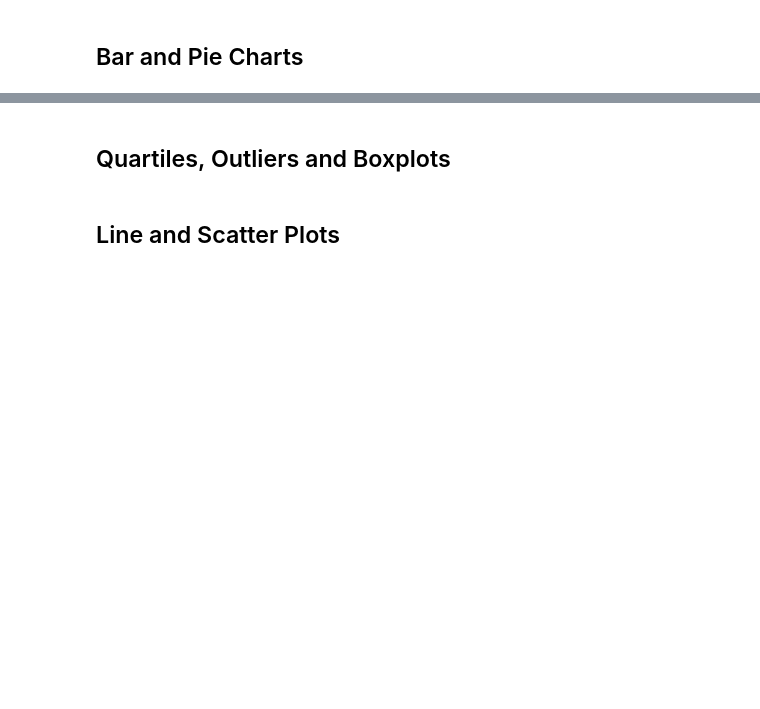
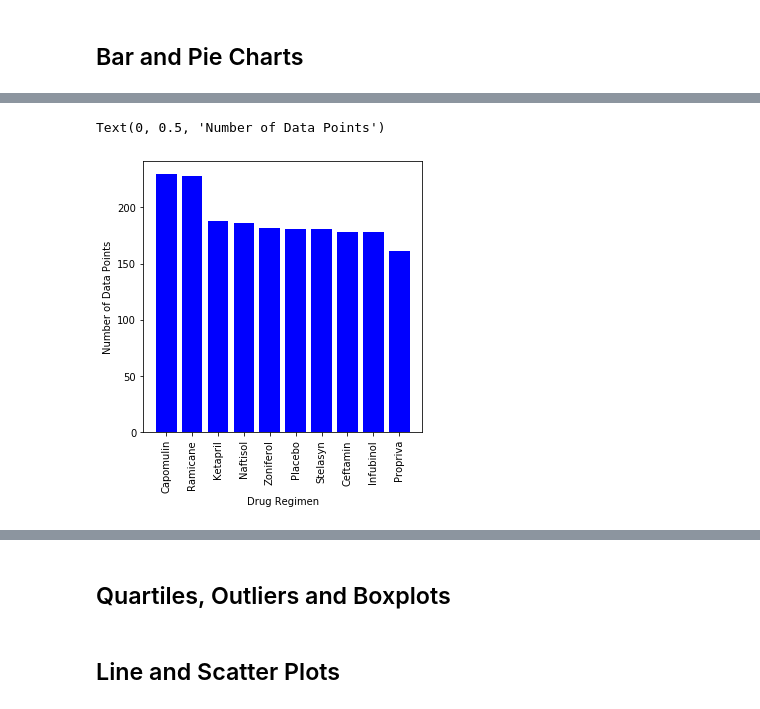
Before and after one commit to YusraKauppila/matplotlib_homework, a Jupyter notebook: Pymaceuticals/pymaceuticals_starter.ipynb, the cells around one changed output, grey strips where cells are left out. Saved outputs shown, nothing was run; the diff lists cells and outputs as text; code cells hidden in the pictures; blank space fills up the shorter version.

Commit message:
Bar Graphs complete

```diff
--- a/Pymaceuticals/pymaceuticals_starter.ipynb
+++ b/Pymaceuticals/pymaceuticals_starter.ipynb
@@ -149,2 +268,7 @@ Name: Mouse ID, Length: 248, dtype: int64
 # %% [markdown]
 ## Bar and Pie Charts
+# %%
+Mouse_volume = combined_mousedata_df.groupby(["Drug Regimen"])['Mouse ID'].count().reset_index()
+Mouse_volume = Mouse_volume.rename(columns={"Mouse ID": "Data Points"})
+Mouse_volume = Mouse_volume.sort_values(by=["Data Points"], ascending=False)
+Mouse_volume
@@ -151,3 +287,15 @@ Name: Mouse ID, Length: 248, dtype: int64
 # %%
-# Generate a bar plot showing the total number of mice for each treatment throughout the course of the study using pandas.
+# Generate a bar plot showing the total number of mice for each treatment throughout the course of the study
+#using pandas.
+x_axis = np.arange(len(Mouse_volume))
+tick_locations = [value for value in x_axis]
+# %%
+plt.figure(figsize=(5,5))
+plt.bar(x_axis, Mouse_volume["Data Points"], color='b', alpha= 1, align="center")
+plt.xticks(tick_locations, Mouse_volume["Drug Regimen"], rotation="vertical")
+plt.xlabel("Drug Regimen")
+plt.ylabel("Number of Data Points")
+# %% [output]
+Text(0, 0.5, 'Number of Data Points')
+[figure, added]
 # %%
```
Also changed, not shown: parts of 18 cells of this notebook.
